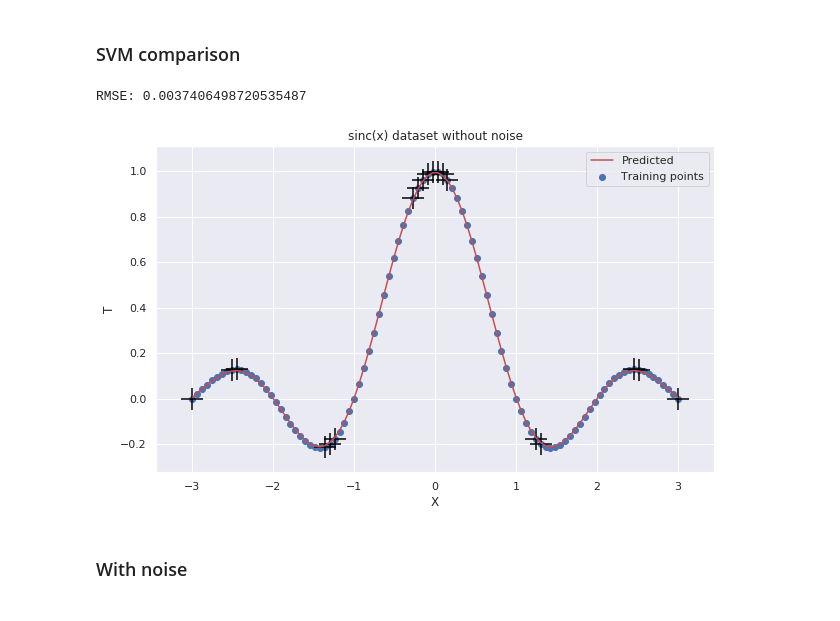
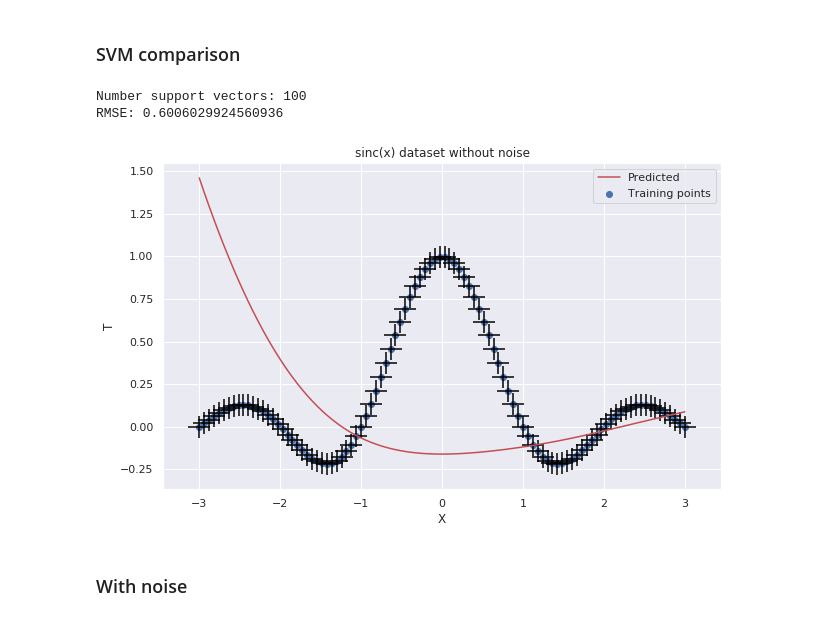
Before and after one commit to PPSantos/DD2434_proj, a Jupyter notebook: src/regression.ipynb, the cells around one changed output. Saved outputs shown, nothing was run; the diff lists cells and outputs as text; code cells hidden in the pictures.

Commit message:
svm with linear spline kernel not working

```diff
--- a/src/regression.ipynb
+++ b/src/regression.ipynb
@@ -139,28 +154,30 @@ def linear_spline_kernel(X, Y):
 # %%
 # TODO: CHANGE TO LINEAR SPLINE KERNEL. I CANT DO IT!
-svr = SVR(kernel='rbf', epsilon=0.005)
+svr = SVR(kernel=linear_spline_kernel, epsilon=1e-3, C=1e-2, tol=1e-5)
 
 svr.fit(X,T)
 
 support_vectors_idx = svr.support_
+print('Number support vectors:', len(support_vectors_idx))
 
 y_pred = svr.predict(X)
 
 print('RMSE:', np.sqrt(mean_squared_error(y_pred, Y)))
 
 fig = plt.figure(figsize=(10, 6))
 sns.set(style="darkgrid")
 plt.plot(X, y_pred, c='r', label='Predicted')
 plt.scatter(X, T, label='Training points')
 plt.scatter(X[support_vectors_idx], T[support_vectors_idx], c='black', marker='+', s=500)
 plt.xlabel('X')
 plt.ylabel('T')
 plt.title('sinc(x) dataset without noise')
 plt.legend()
 plt.show()
 # %% [output]
-RMSE: 0.0037406498720535487
+Number support vectors: 100
+RMSE: 0.6006029924560936
-[figure, old version]
+[figure, new version]
 # %% [markdown]
 ### With noise
 # %%
```
Also changed, not shown: parts of 1 cell of this notebook.
